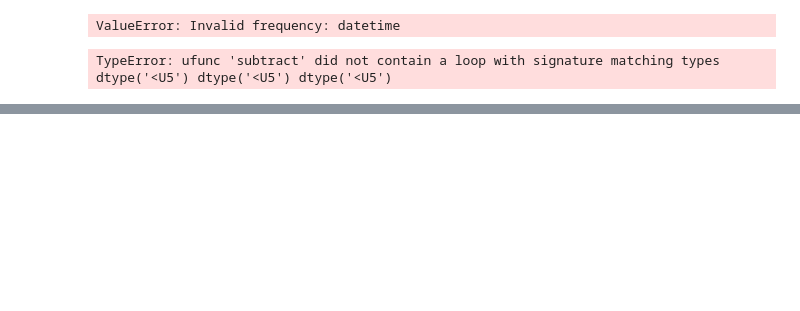
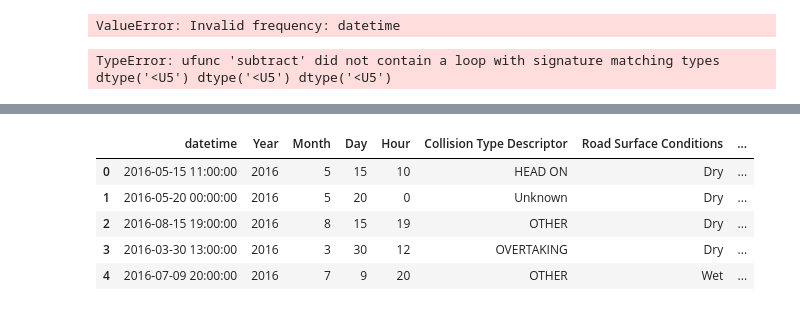
Before and after one commit to AmitChoudhary1392/Project-1_Team6, a Jupyter notebook: main.ipynb, the cells around one changed output, grey strips where cells are left out. Drawn from its saved outputs; the diff is of its cells as text; code cells hidden in the pictures; blank space fills up the shorter version.

```diff
--- a/main.ipynb
+++ b/main.ipynb
@@ -282,0 +285,3 @@ TypeError: ufunc 'subtract' did not contain a loop with signature matching types
+# %%
+collision= pd.read_csv('clean_collision_final.csv')
+collision.head()
@@ -282,0 +304,20 @@ TypeError: ufunc 'subtract' did not contain a loop with signature matching types
+# %%
+#collision = collision.assign(datetime=collision.Date_Time.dt.round('H'))
+#collision.head()
+collision.dtypes
+collision['datetime'] =  pd.to_datetime(collision['Date_Time'], format='%Y-%m-%d %H:%M')
+collision['Hour']= collision['datetime'].dt.hour
+collision['Year']= collision['datetime'].dt.year
+collision['Month']= collision['datetime'].dt.month
+collision['Day']=collision['datetime'].dt.day
+collision = collision.assign(datetime=collision.datetime.dt.round('H'))
+columnshead = ['datetime','Year','Month', 'Day', 'Hour', 'Collision Type Descriptor', 'Road Surface Conditions','Weather Conditions','Number of Vehicles Involved']
+collision = collision.reindex(columns= columnshead)
+collision.head()
+# %% [output]
+|  | datetime | Year | Month | Day | Hour | Collision Type Descriptor | Road Surface Conditions | ... |
+| 0 | 2016-05-15 11:00:00 | 2016 | 5 | 15 | 10 | HEAD ON | Dry | ... |
+| 1 | 2016-05-20 00:00:00 | 2016 | 5 | 20 | 0 | Unknown | Dry | ... |
+| 2 | 2016-08-15 19:00:00 | 2016 | 8 | 15 | 19 | OTHER | Dry | ... |
+| 3 | 2016-03-30 13:00:00 | 2016 | 3 | 30 | 12 | OVERTAKING | Dry | ... |
+| 4 | 2016-07-09 20:00:00 | 2016 | 7 | 9 | 20 | OTHER | Wet | ... |
```
Also changed, not shown: parts of 4 cells of this notebook.
